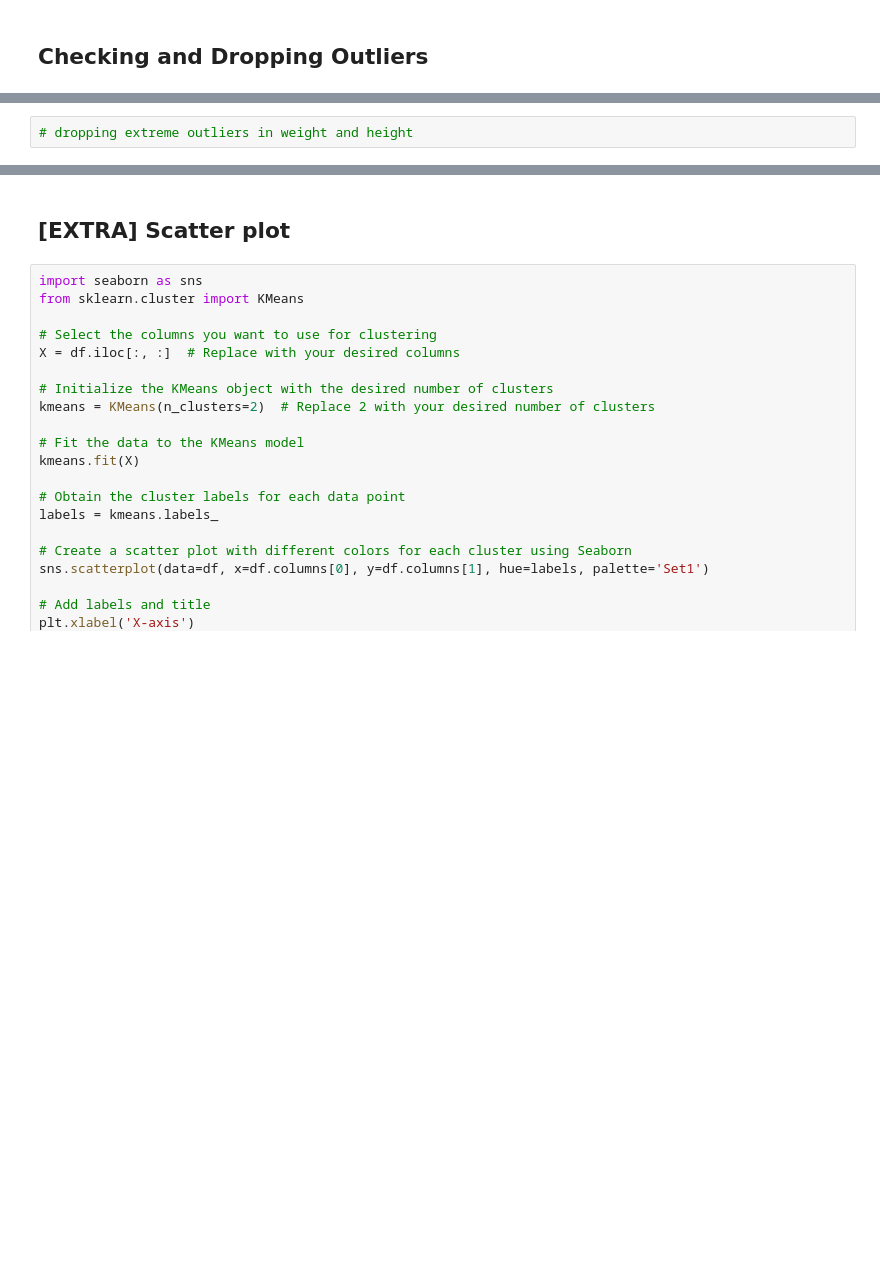
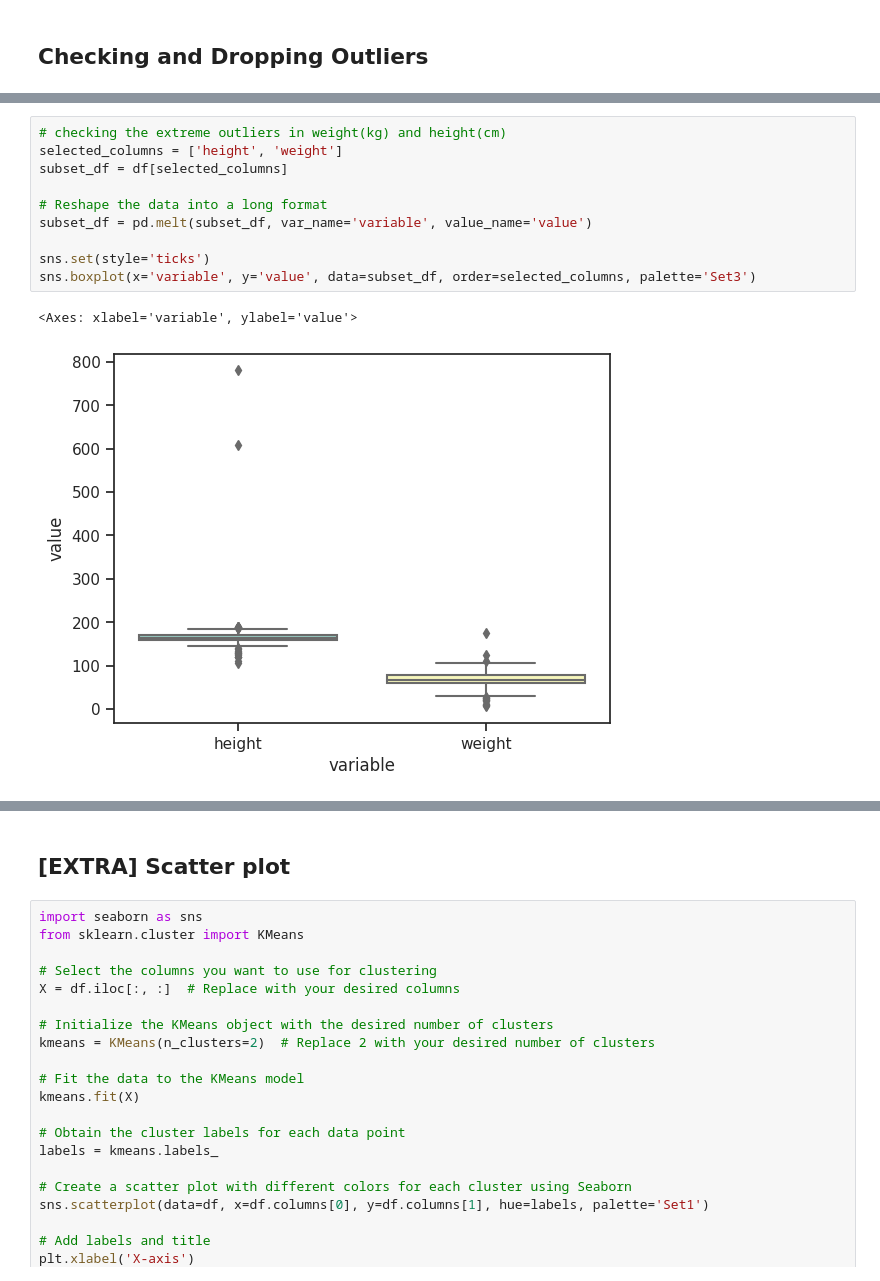
Before and after one commit to inaafina/ArrhythmiaAI, a Jupyter notebook: Final_Project.ipynb, the cells around one changed output, grey strips where cells are left out. Saved outputs shown, nothing was run; the diff lists cells and outputs as text; blank space fills up the shorter version.

```diff
--- a/Final_Project.ipynb
+++ b/Final_Project.ipynb
@@ -185,2 +166,13 @@ sns.pairplot(subset_df, diag_kind='kde', plot_kws={'alpha': 0.8})
-# %%
-# dropping extreme outliers in weight and height
+# %%
+# checking the extreme outliers in weight(kg) and height(cm)
+selected_columns = ['height', 'weight']
+subset_df = df[selected_columns]
+
+# Reshape the data into a long format
+subset_df = pd.melt(subset_df, var_name='variable', value_name='value')
+
+sns.set(style='ticks')
+sns.boxplot(x='variable', y='value', data=subset_df, order=selected_columns, palette='Set3')
+# %% [output]
+<Axes: xlabel='variable', ylabel='value'>
+[figure, added]
```
Also changed, not shown: parts of 26 cells of this notebook.
